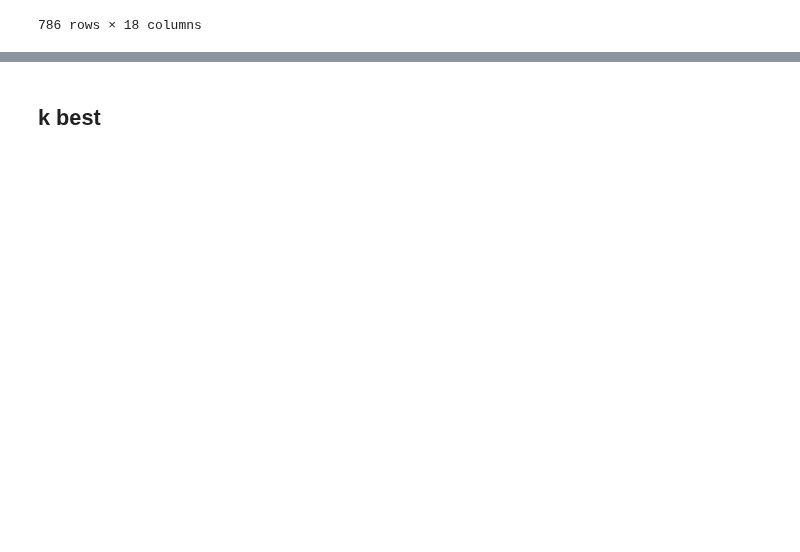
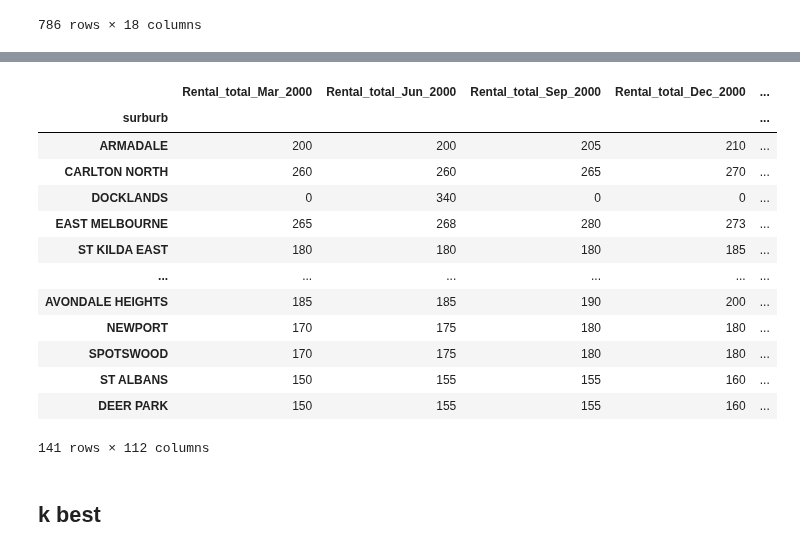
Before and after one commit to MAST30034-Applied-Data-Science/generic-real-estate-consulting-project-group-1-iron-data-man, a Jupyter notebook: notebooks/Modelling.ipynb, the cells around one changed output, grey strips where cells are left out. Cells and saved outputs as stored; diff of their text form; code cells hidden in the pictures; blank space fills up the shorter version.

```diff
--- a/notebooks/Modelling.ipynb
+++ b/notebooks/Modelling.ipynb
@@ -1050,0 +1233,3 @@ predict_median_price.to_csv('../data/curated/predict_house_price_median.csv')
+# %%
+predict_rental_median = predict_rental_median.loc['Y', :].copy()
+predict_rental_median.shape
@@ -1050,0 +1238,19 @@ predict_median_price.to_csv('../data/curated/predict_house_price_median.csv')
+# %%
+month_list = ['Mar', 'Jun', 'Sep', 'Dec']
+col_name_rental = []
+for i in range(2021, 2028):
+    count = 0
+    if i == 2021:
+        count = 2
+        index = 2
+        for j in range(count):
+            col_name_rental.append(f'Rental_total_{month_list[index]}_{i}')
+            index = index + 1
+    else:
+        count = 4
+        index = 0
+        for k in range(count):
+            col_name_rental.append(f'Rental_total_{month_list[index]}_{i}')
+            index = index + 1
+
+col_name_rental
@@ -1050,0 +1275,7 @@ predict_median_price.to_csv('../data/curated/predict_house_price_median.csv')
+# %%
+train_col_name = column_names
+for i in range(len(col_name_rental)):
+    train_col_name.append(col_name_rental[i])
+
+full_name = train_col_name
+len(full_name)
@@ -1050,0 +1284,3 @@ predict_median_price.to_csv('../data/curated/predict_house_price_median.csv')
+# %%
+predict_rental_median.columns = full_name
+predict_rental_median
@@ -1050,0 +1301,19 @@ predict_median_price.to_csv('../data/curated/predict_house_price_median.csv')
+# %%
+predict_rental_median['surburb'] = rental_median_data['suburb'].tolist()
+predict_rental_median = predict_rental_median.set_index('surburb')
+predict_rental_median
+# %% [output]
+|  | Rental_total_Mar_2000 | Rental_total_Jun_2000 | Rental_total_Sep_2000 | Rental_total_Dec_2000 | ... |
+| surburb |  |  |  |  | ... |
+| ARMADALE | 200 | 200 | 205 | 210 | ... |
+| CARLTON NORTH | 260 | 260 | 265 | 270 | ... |
+| DOCKLANDS | 0 | 340 | 0 | 0 | ... |
+| EAST MELBOURNE | 265 | 268 | 280 | 273 | ... |
+| ST KILDA EAST | 180 | 180 | 180 | 185 | ... |
+| ... | ... | ... | ... | ... | ... |
+| AVONDALE HEIGHTS | 185 | 185 | 190 | 200 | ... |
+| NEWPORT | 170 | 175 | 180 | 180 | ... |
+| SPOTSWOOD | 170 | 175 | 180 | 180 | ... |
+| ST ALBANS | 150 | 155 | 155 | 160 | ... |
+| DEER PARK | 150 | 155 | 155 | 160 | ... |
+141 rows × 112 columns
```
Also changed, not shown: parts of 16 cells of this notebook.
